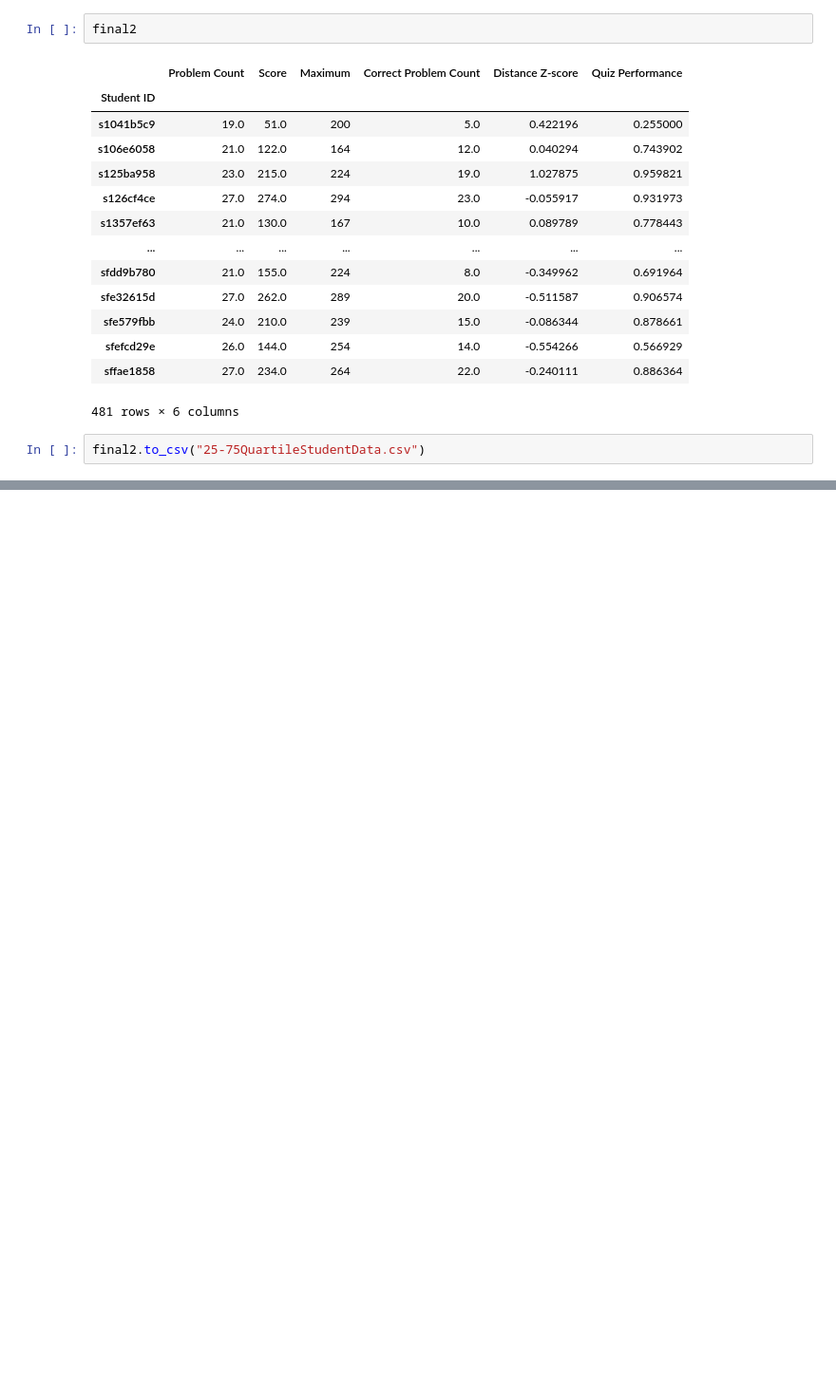
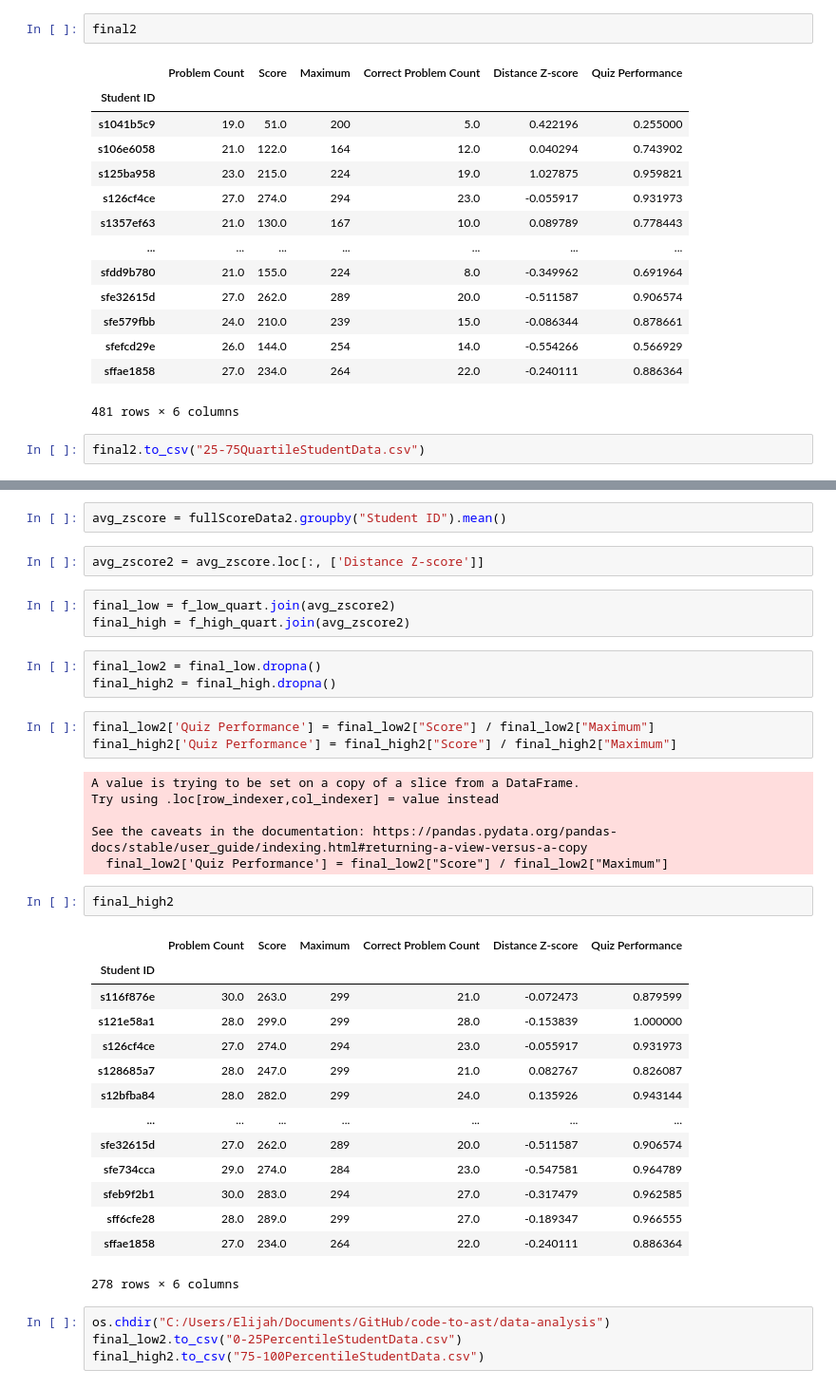
Before and after one commit to elijah-chou/HonorsThesis-CodeToAST, a Jupyter notebook: data-analysis/Total Questions and Total Correct Questions by Student.ipynb, the cells around one changed output, grey strips where cells are left out. Shown at 95% size. Cells and saved outputs as stored; diff of their text form; blank space fills up the shorter version.

Commit message:
compiled 0-25 & 75-100 quartile data

```diff
--- a/data-analysis/Total Questions and Total Correct Questions by Student.ipynb
+++ b/data-analysis/Total Questions and Total Correct Questions by Student.ipynb
@@ -307,0 +336,40 @@ final2.to_csv("25-75QuartileStudentData.csv")
+# %%
+avg_zscore = fullScoreData2.groupby("Student ID").mean()
+# %%
+avg_zscore2 = avg_zscore.loc[:, ['Distance Z-score']]
+# %%
+final_low = f_low_quart.join(avg_zscore2)
+final_high = f_high_quart.join(avg_zscore2)
+# %%
+final_low2 = final_low.dropna()
+final_high2 = final_high.dropna()
+# %%
+final_low2['Quiz Performance'] = final_low2["Score"] / final_low2["Maximum"]
+final_high2['Quiz Performance'] = final_high2["Score"] / final_high2["Maximum"]
+# %% [output]
+A value is trying to be set on a copy of a slice from a DataFrame.
+Try using .loc[row_indexer,col_indexer] = value instead
+
+See the caveats in the documentation: https://pandas.pydata.org/pandas-docs/stable/user_guide/indexing.html#returning-a-view-versus-a-copy
+  final_low2['Quiz Performance'] = final_low2["Score"] / final_low2["Maximum"]
+# %%
+final_high2
+# %% [output]
+|  | Problem Count | Score | Maximum | Correct Problem Count | Distance Z-score | Quiz Performance |
+| Student ID |  |  |  |  |  |  |
+| s116f876e | 30.0 | 263.0 | 299 | 21.0 | -0.072473 | 0.879599 |
+| s121e58a1 | 28.0 | 299.0 | 299 | 28.0 | -0.153839 | 1.000000 |
+| s126cf4ce | 27.0 | 274.0 | 294 | 23.0 | -0.055917 | 0.931973 |
+| s128685a7 | 28.0 | 247.0 | 299 | 21.0 | 0.082767 | 0.826087 |
+| s12bfba84 | 28.0 | 282.0 | 299 | 24.0 | 0.135926 | 0.943144 |
+| ... | ... | ... | ... | ... | ... | ... |
+| sfe32615d | 27.0 | 262.0 | 289 | 20.0 | -0.511587 | 0.906574 |
+| sfe734cca | 29.0 | 274.0 | 284 | 23.0 | -0.547581 | 0.964789 |
+| sfeb9f2b1 | 30.0 | 283.0 | 294 | 27.0 | -0.317479 | 0.962585 |
+| sff6cfe28 | 28.0 | 289.0 | 299 | 27.0 | -0.189347 | 0.966555 |
+| sffae1858 | 27.0 | 234.0 | 264 | 22.0 | -0.240111 | 0.886364 |
+278 rows × 6 columns
+# %%
+os.chdir("C:/Users/Elijah/Documents/GitHub/code-to-ast/data-analysis")
+final_low2.to_csv("0-25PercentileStudentData.csv")
+final_high2.to_csv("75-100PercentileStudentData.csv")
```
Also changed, not shown: parts of 6 cells of this notebook, 2 other files.
